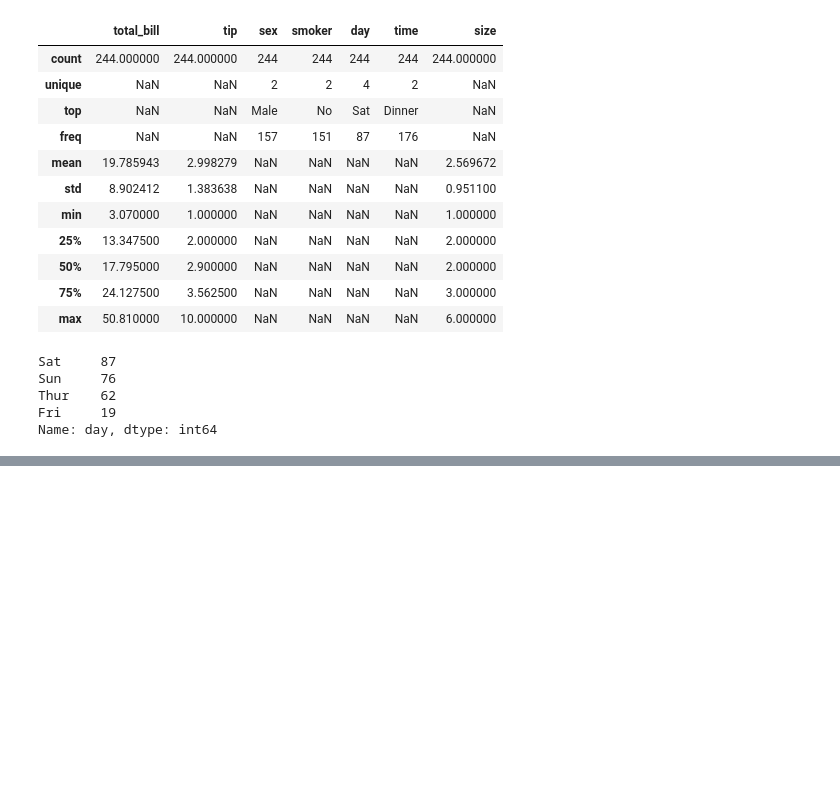
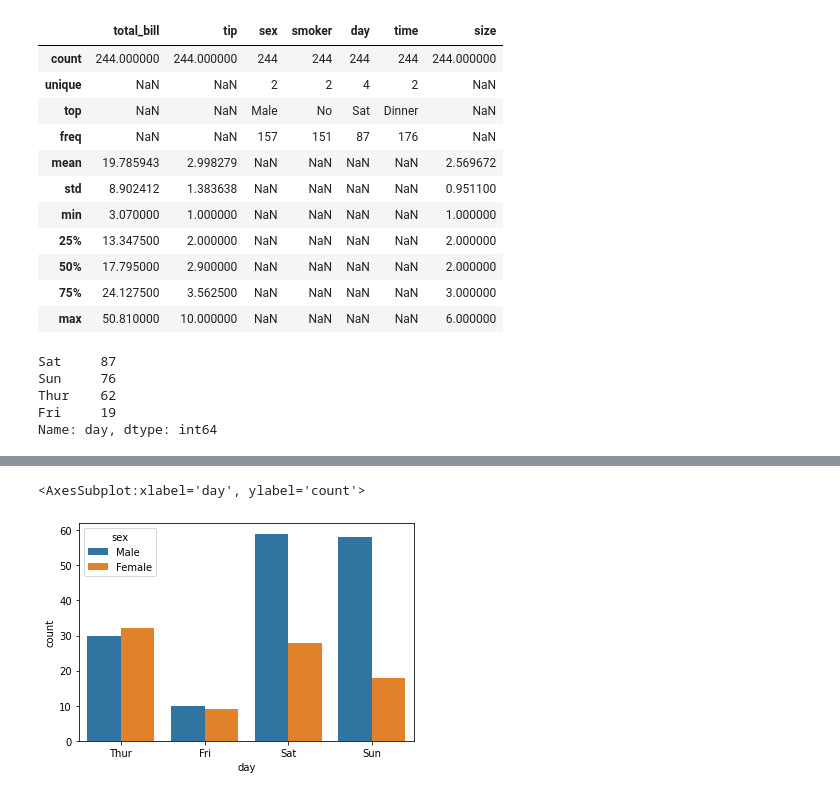
Before and after one commit to Komal2130/jecrc_cs_sep22, a Jupyter notebook: Day18/Day18.ipynb, the cells around one changed output, grey strips where cells are left out. Saved outputs shown, nothing was run; the diff lists cells and outputs as text; code cells hidden in the pictures; blank space fills up the shorter version.

```diff
--- a/Day18/Day18.ipynb
+++ b/Day18/Day18.ipynb
@@ -290,0 +322,5 @@ Name: day, dtype: int64
+# %%
+sns.countplot(x='day',data=tips, hue='sex')
+# %% [output]
+<AxesSubplot:xlabel='day', ylabel='count'>
+[figure, added]
```
Also changed, not shown: parts of 11 cells of this notebook.
